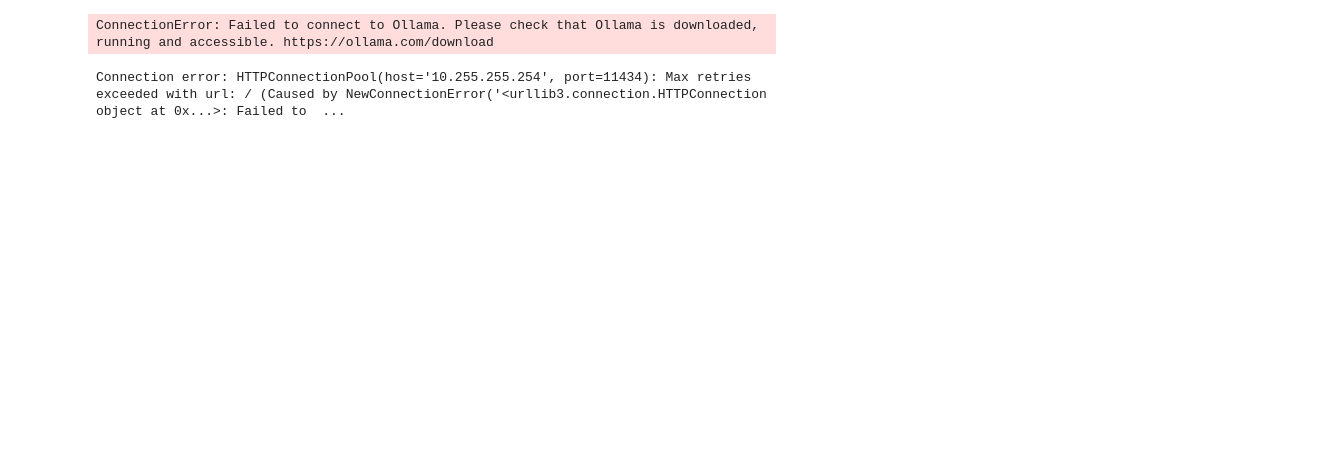
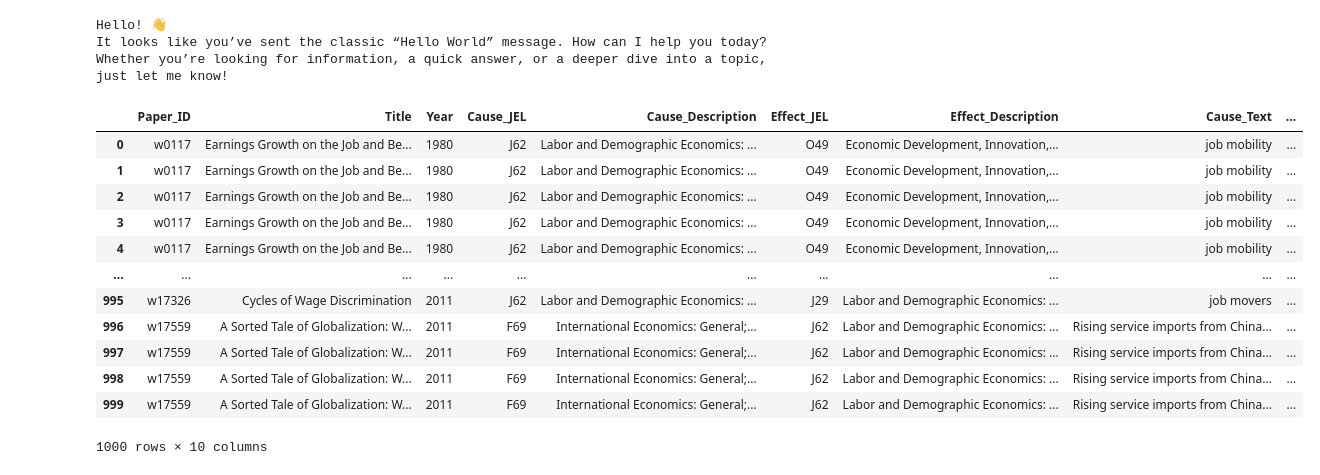
Before and after one commit to EtienneDNL/EconoGraph, a Jupyter notebook: econographllm.ipynb, the cells around one changed output. Saved outputs shown, nothing was run; the diff lists cells and outputs as text; code cells hidden in the pictures; blank space fills up the shorter version.

```diff
--- a/econographllm.ipynb
+++ b/econographllm.ipynb
@@ -1,25 +1,35 @@
 # %%
-from ollama_helper import OllamaChat
+import ollama
 
-chat = OllamaChat()
-model = "gpt-oss:20b"
+prompt = (
+    "Hello World."
+)
 
-# Full response
-print(chat.chat(model=model, messages=[{"role":"user","content":"Hi"}]))
+response = ollama.chat(model='gpt-oss:20b', messages=[
+    {'role': 'user', 'content': prompt}
+])
 
-# Streaming response
-for part in chat.stream(model=model,
-                        messages=[{"role":"user","content":"Tell me a joke"}]):
-    print(part, end="", flush=True)
+print(response['message']['content'])
 # %% [output]
-ConnectionError: Failed to connect to Ollama. Please check that Ollama is downloaded, running and accessible. https://ollama.com/download
+Hello! 👋
+It looks like you’ve sent the classic “Hello World” message. How can I help you today? Whether you’re looking for information, a quick answer, or a deeper dive into a topic, just let me know!
-# %%
-import requests
-
-try:
-    response = requests.get("http://10.255.255.254:11434")
-    print(response.json())
-except Exception as e:
-    print(f"Connection error: {e}")
-# %% [output]
-Connection error: HTTPConnectionPool(host='10.255.255.254', port=11434): Max retries exceeded with url: / (Caused by NewConnectionError('<urllib3.connection.HTTPConnection object at 0x...>: Failed to  ...
+# %%
+import pandas as pd
+
+df_claims = pd.read_csv('causal_claims_processed.csv')
+
+df_claims
+# %% [output]
+|  | Paper_ID | Title | Year | Cause_JEL | Cause_Description | Effect_JEL | Effect_Description | Cause_Text | ... |
+| 0 | w0117 | Earnings Growth on the Job and Be... | 1980 | J62 | Labor and Demographic Economics: ... | O49 | Economic Development, Innovation,... | job mobility | ... |
+| 1 | w0117 | Earnings Growth on the Job and Be... | 1980 | J62 | Labor and Demographic Economics: ... | O49 | Economic Development, Innovation,... | job mobility | ... |
+| 2 | w0117 | Earnings Growth on the Job and Be... | 1980 | J62 | Labor and Demographic Economics: ... | O49 | Economic Development, Innovation,... | job mobility | ... |
+| 3 | w0117 | Earnings Growth on the Job and Be... | 1980 | J62 | Labor and Demographic Economics: ... | O49 | Economic Development, Innovation,... | job mobility | ... |
+| 4 | w0117 | Earnings Growth on the Job and Be... | 1980 | J62 | Labor and Demographic Economics: ... | O49 | Economic Development, Innovation,... | job mobility | ... |
+| ... | ... | ... | ... | ... | ... | ... | ... | ... | ... |
+| 995 | w17326 | Cycles of Wage Discrimination | 2011 | J62 | Labor and Demographic Economics: ... | J29 | Labor and Demographic Economics: ... | job movers | ... |
+| 996 | w17559 | A Sorted Tale of Globalization: W... | 2011 | F69 | International Economics: General;... | J62 | Labor and Demographic Economics: ... | Rising service imports from China... | ... |
+| 997 | w17559 | A Sorted Tale of Globalization: W... | 2011 | F69 | International Economics: General;... | J62 | Labor and Demographic Economics: ... | Rising service imports from China... | ... |
+| 998 | w17559 | A Sorted Tale of Globalization: W... | 2011 | F69 | International Economics: General;... | J62 | Labor and Demographic Economics: ... | Rising service imports from China... | ... |
+| 999 | w17559 | A Sorted Tale of Globalization: W... | 2011 | F69 | International Economics: General;... | J62 | Labor and Demographic Economics: ... | Rising service imports from China... | ... |
+1000 rows × 10 columns
```
Also changed, not shown: parts of 3 cells of this notebook.
